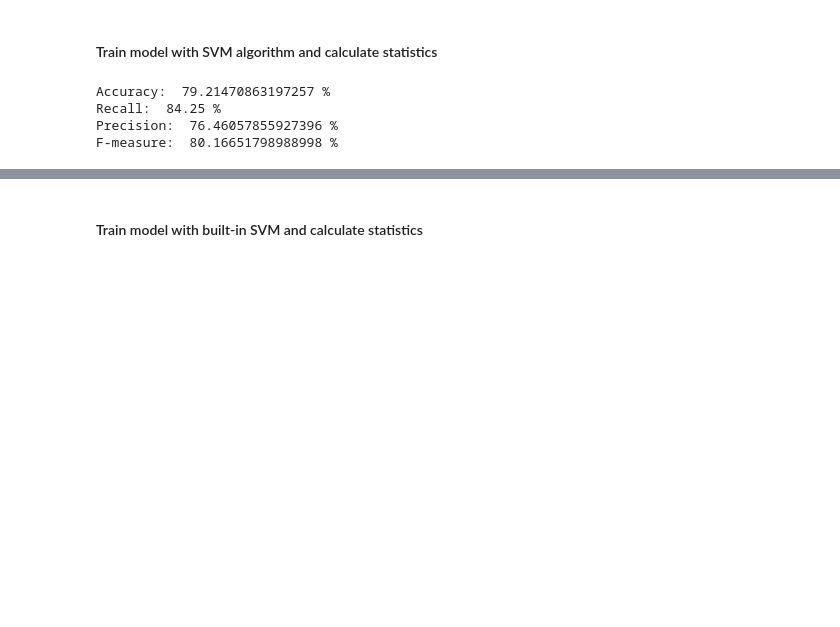
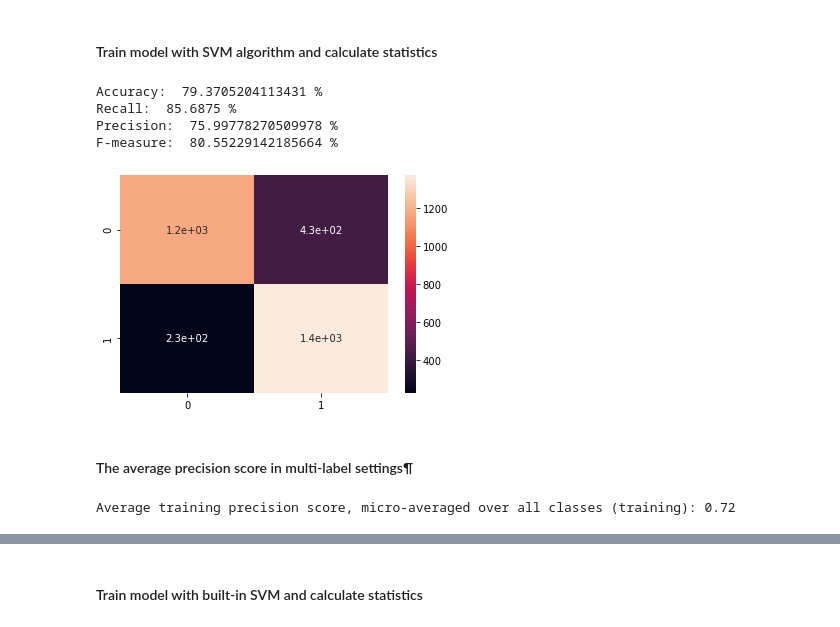
Before and after one commit to sallahbaksh/Stroke-EDA-Predictor, a Jupyter notebook: SVM.ipynb, the cells around one changed output, grey strips where cells are left out. Drawn from its saved outputs; the diff is of its cells as text; code cells hidden in the pictures; blank space fills up the shorter version.

```diff
--- a/SVM.ipynb
+++ b/SVM.ipynb
@@ -264,21 +264,25 @@ def stochastic_gradient_descent(X_train, y_train):
 # %%
 # train model using stochastic gradient descent
 weights = stochastic_gradient_descent(X_train.to_numpy(), y_train.to_numpy())
 
 y_test_predicted = np.sign(np.dot(X_test.to_numpy(), weights))
 
 # calculate statistics
 accuracy = accuracy_score(y_test.to_numpy(), y_test_predicted)
 recall = recall_score(y_test.to_numpy(), y_test_predicted)
 precision = precision_score(y_test.to_numpy(), y_test_predicted)
 f_measure = f1_score(y_test.to_numpy(), y_test_predicted)
 
 print("Accuracy: ", accuracy * 100, "%")
 print("Recall: ", recall * 100, "%")
 print("Precision: ", precision * 100, "%")
 print("F-measure: ", f_measure * 100, "%")
+
+sns.heatmap(confusion_matrix(y_test, y_test_predicted), annot=True)
+plt.show()
 # %% [output]
-Accuracy:  79.21470863197257 %
-Recall:  84.25 %
-Precision:  76.46057855927396 %
-F-measure:  80.16651798988998 %
+Accuracy:  79.3705204113431 %
+Recall:  85.6875 %
+Precision:  75.99778270509978 %
+F-measure:  80.55229142185664 %
+[figure, added]
@@ -284,0 +299,21 @@ F-measure:  80.16651798988998 %
+# %% [markdown]
+#### The average precision score in multi-label settings¶
+# %%
+from sklearn.metrics import precision_recall_curve
+from sklearn.metrics import average_precision_score
+
+# For each class
+precision = dict()
+recall = dict()
+average_precision = dict()
+for i in range(n_classes):
+    precision[i], recall[i], _ = precision_recall_curve(y_test_binarized[:, i], y_test_predicted_binarized[:, i])
+    average_precision[i] = average_precision_score(y_test_binarized[:, i], y_test_predicted_binarized[:, i])
+
+# A "micro-average": quantifying score on all classes jointly
+precision["micro"], recall["micro"], _ = precision_recall_curve(y_test_binarized.ravel(), y_test_predicted_binarized.ravel())
+average_precision["micro"] = average_precision_score(y_test_binarized, y_test_predicted_binarized, average="micro")
+
+print('Average training precision score, micro-averaged over all classes (training): {0:0.2f}'.format(average_precision["micro"]))
+# %% [output]
+Average training precision score, micro-averaged over all classes (training): 0.72
```
Also changed, not shown: parts of 12 cells of this notebook.
